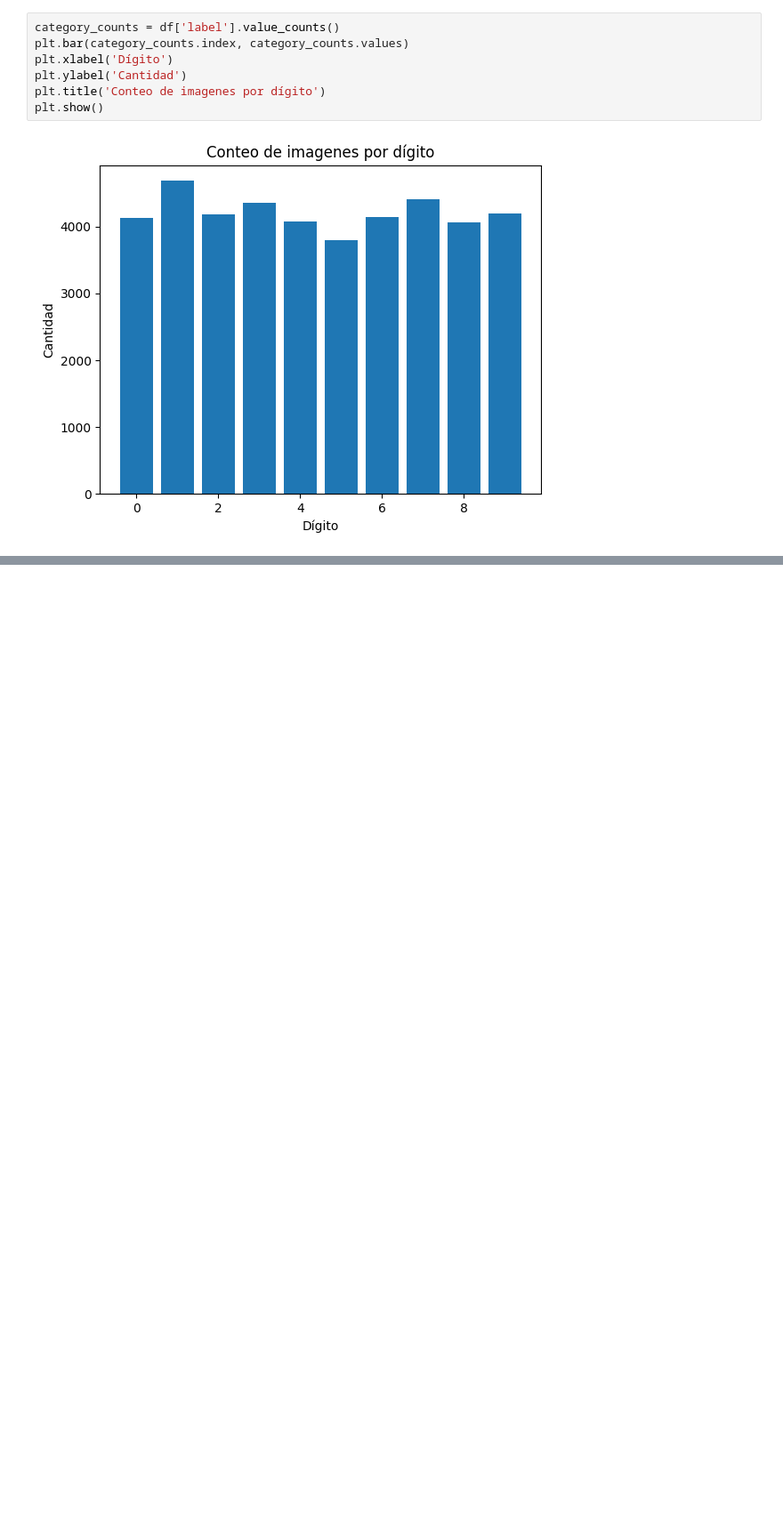
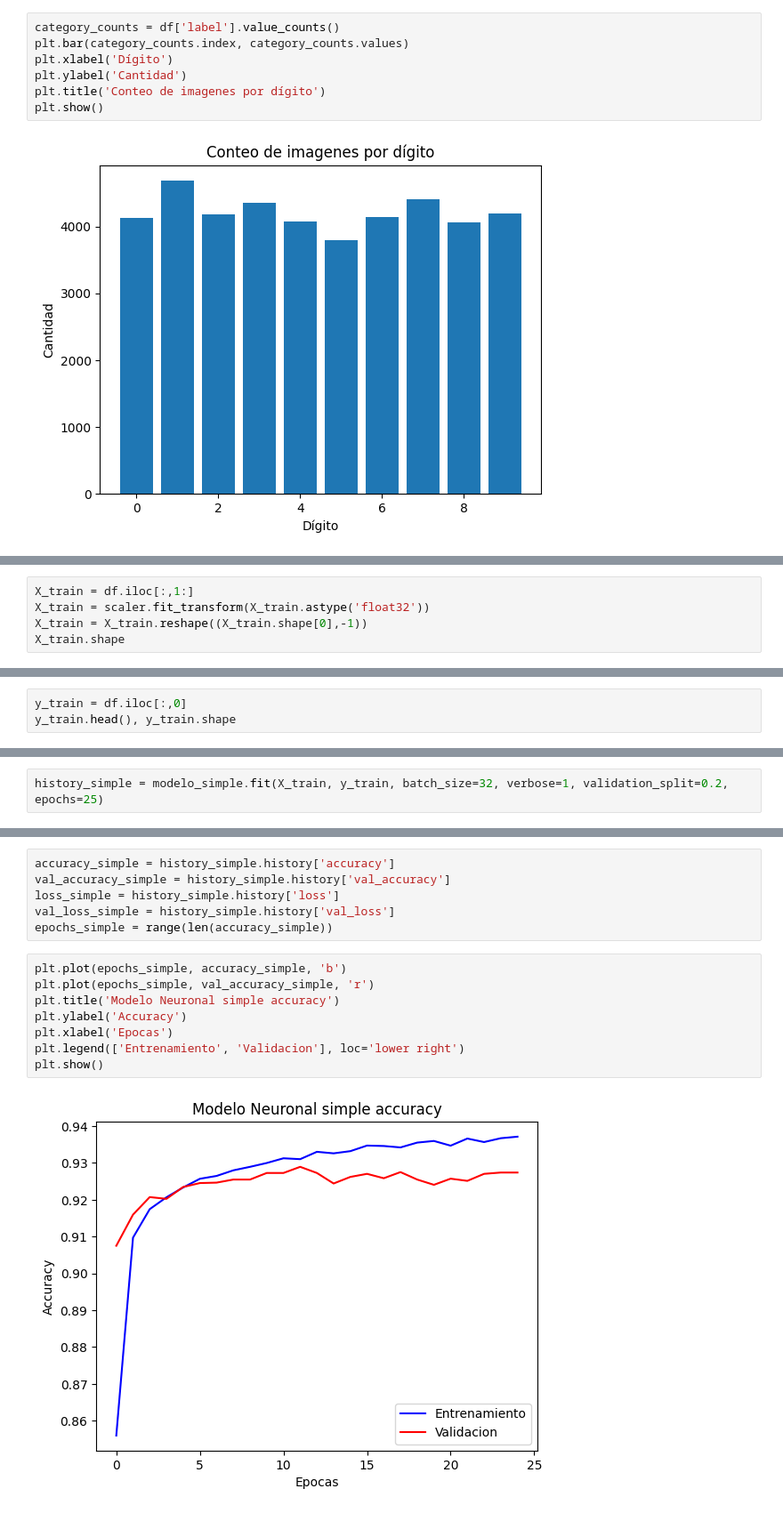
Before and after one commit to CrisLayB/DataScience_Lab03, a Jupyter notebook: Lab 3 Deep Learning Eje 1.ipynb, the cells around one changed output, grey strips where cells are left out. Shown at 89% size. Saved outputs shown, nothing was run; the diff lists cells and outputs as text; blank space fills up the shorter version.

```diff
--- a/Lab 3 Deep Learning Eje 1.ipynb
+++ b/Lab 3 Deep Learning Eje 1.ipynb
@@ -79,0 +217,5 @@ plt.show()
+# %%
+X_train = df.iloc[:,1:]
+X_train = scaler.fit_transform(X_train.astype('float32'))
+X_train = X_train.reshape((X_train.shape[0],-1))
+X_train.shape
@@ -79,0 +224,3 @@ plt.show()
+# %%
+y_train = df.iloc[:,0]
+y_train.head(), y_train.shape
@@ -79,0 +235,2 @@ plt.show()
+# %%
+history_simple = modelo_simple.fit(X_train, y_train, batch_size=32, verbose=1, validation_split=0.2, epochs=25)
@@ -79,0 +255,16 @@ plt.show()
+# %%
+accuracy_simple = history_simple.history['accuracy']
+val_accuracy_simple = history_simple.history['val_accuracy']
+loss_simple = history_simple.history['loss']
+val_loss_simple = history_simple.history['val_loss']
+epochs_simple = range(len(accuracy_simple))
+# %%
+plt.plot(epochs_simple, accuracy_simple, 'b')
+plt.plot(epochs_simple, val_accuracy_simple, 'r')
+plt.title('Modelo Neuronal simple accuracy')
+plt.ylabel('Accuracy')
+plt.xlabel('Epocas')
+plt.legend(['Entrenamiento', 'Validacion'], loc='lower right')
+plt.show()
+# %% [output]
+[figure, added]
```
Also changed, not shown: parts of 46 cells of this notebook, 5 other files.
